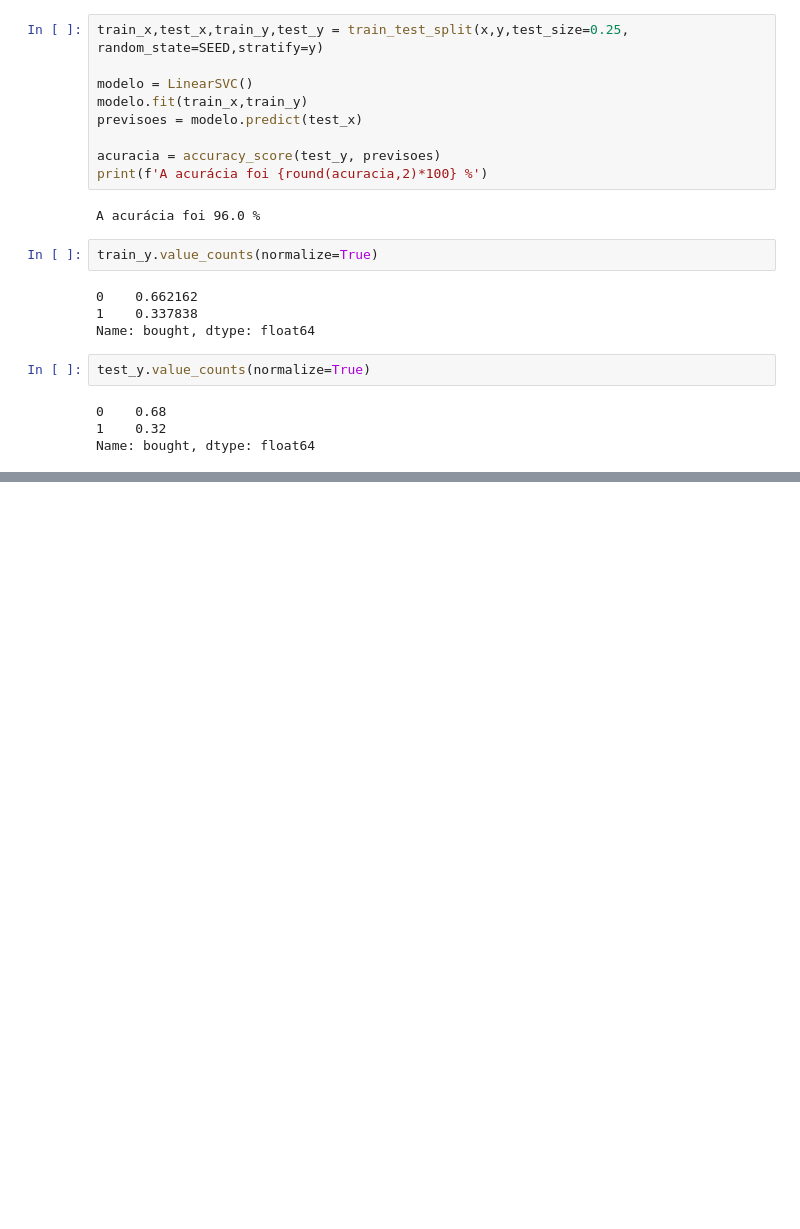
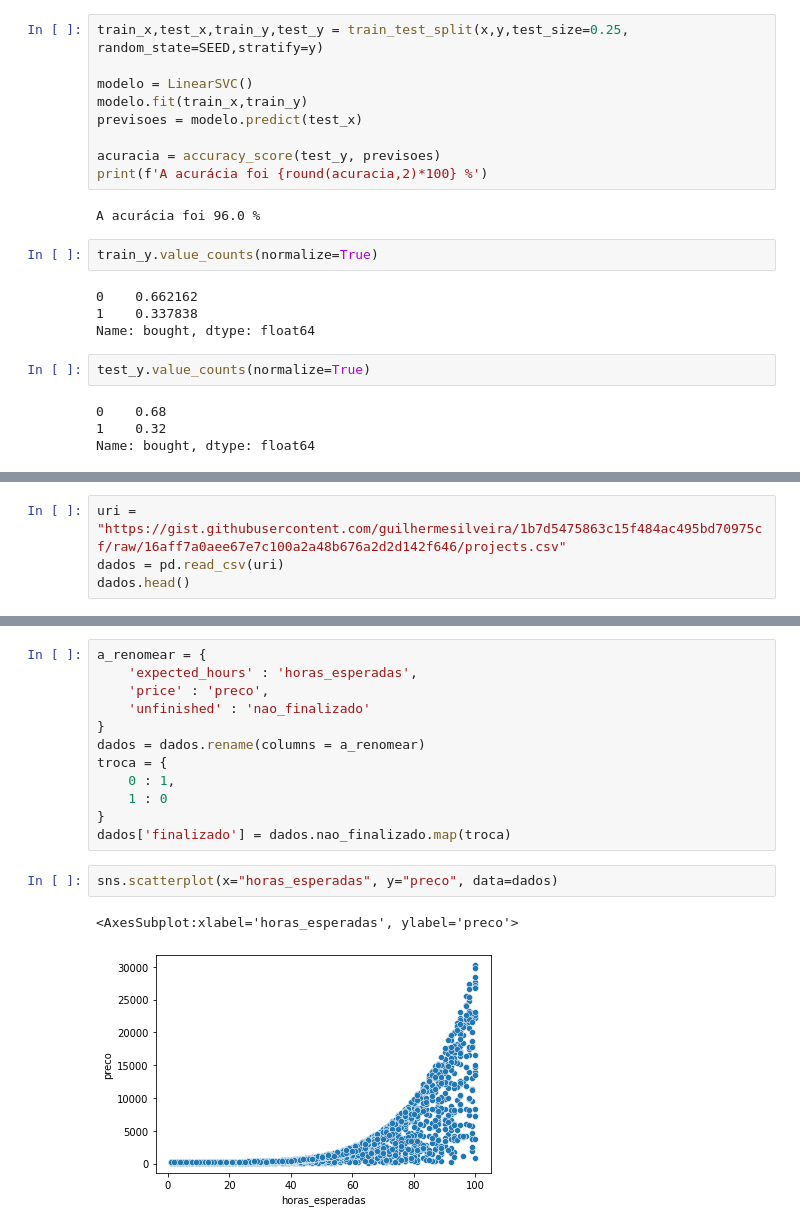
Before and after one commit to FranciscoFoz/machine-learning-training, a Jupyter notebook: 1_HelloWorld_ML.ipynb, the cells around one changed output, grey strips where cells are left out. Saved outputs shown, nothing was run; the diff lists cells and outputs as text; blank space fills up the shorter version.

```diff
--- a/1_HelloWorld_ML.ipynb
+++ b/1_HelloWorld_ML.ipynb
@@ -154,0 +162,4 @@ Name: bought, dtype: float64
+# %%
+uri = "https://gist.githubusercontent.com/guilhermesilveira/1b7d5475863c15f484ac495bd70975cf/raw/16aff7a0aee67e7c100a2a48b676a2d2d142f646/projects.csv"
+dados = pd.read_csv(uri)
+dados.head()
@@ -154,0 +173,17 @@ Name: bought, dtype: float64
+# %%
+a_renomear = {
+    'expected_hours' : 'horas_esperadas',
+    'price' : 'preco',
+    'unfinished' : 'nao_finalizado'
+}
+dados = dados.rename(columns = a_renomear)
+troca = {
+    0 : 1,
+    1 : 0
+}
+dados['finalizado'] = dados.nao_finalizado.map(troca)
+# %%
+sns.scatterplot(x="horas_esperadas", y="preco", data=dados)
+# %% [output]
+<AxesSubplot:xlabel='horas_esperadas', ylabel='preco'>
+[figure, added]
```
Also changed, not shown: parts of 29 cells of this notebook.
